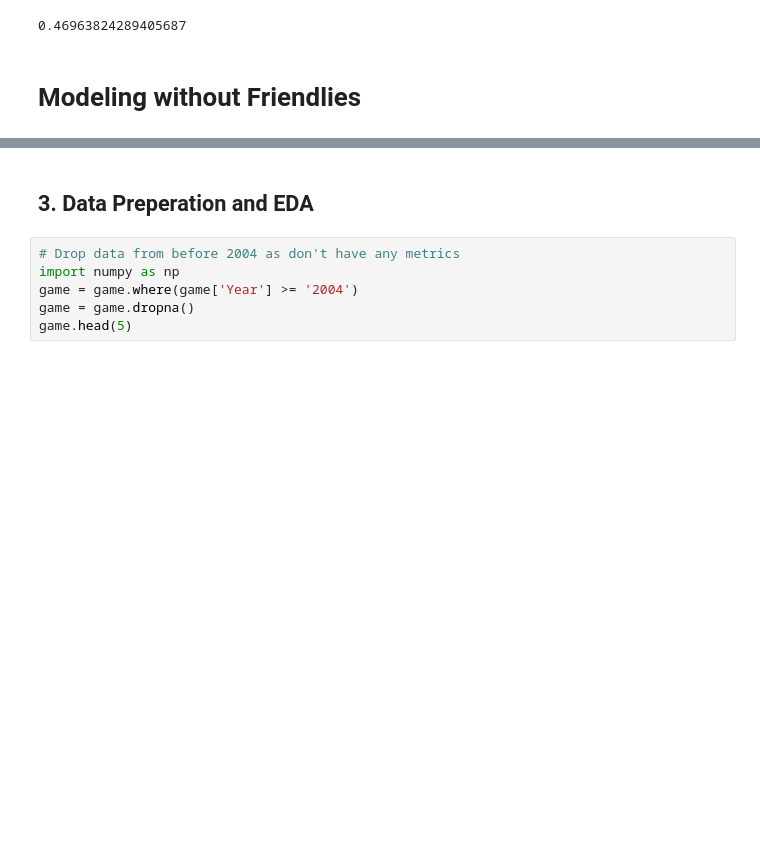
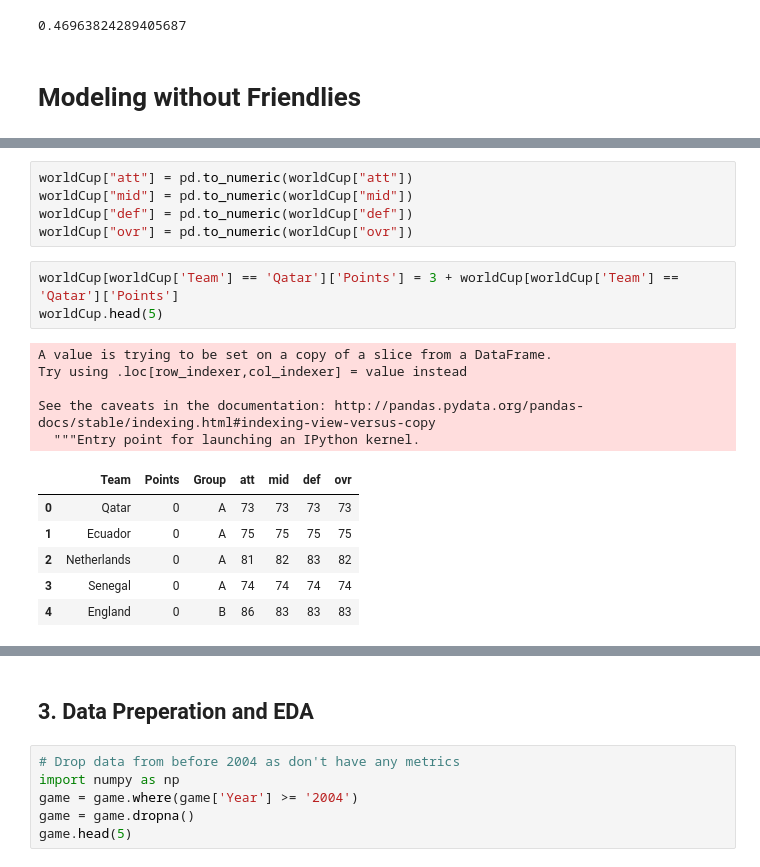
Before and after one commit to DavidHoffman11/WorldCupPredictor, a Jupyter notebook: world_cup_prediction.ipynb, the cells around one changed output, grey strips where cells are left out. Cells and saved outputs as stored; diff of their text form; blank space fills up the shorter version.

```diff
--- a/world_cup_prediction.ipynb
+++ b/world_cup_prediction.ipynb
@@ -892,0 +1290,20 @@ accuracy_score(y_test, forest_predictions)
+# %%
+worldCup["att"] = pd.to_numeric(worldCup["att"])
+worldCup["mid"] = pd.to_numeric(worldCup["mid"])
+worldCup["def"] = pd.to_numeric(worldCup["def"])
+worldCup["ovr"] = pd.to_numeric(worldCup["ovr"])
+# %%
+worldCup[worldCup['Team'] == 'Qatar']['Points'] = 3 + worldCup[worldCup['Team'] == 'Qatar']['Points']
+worldCup.head(5)
+# %% [output]
+A value is trying to be set on a copy of a slice from a DataFrame.
+Try using .loc[row_indexer,col_indexer] = value instead
+
+See the caveats in the documentation: http://pandas.pydata.org/pandas-docs/stable/indexing.html#indexing-view-versus-copy
+  """Entry point for launching an IPython kernel.
+|  | Team | Points | Group | att | mid | def | ovr |
+| 0 | Qatar | 0 | A | 73 | 73 | 73 | 73 |
+| 1 | Ecuador | 0 | A | 75 | 75 | 75 | 75 |
+| 2 | Netherlands | 0 | A | 81 | 82 | 83 | 82 |
+| 3 | Senegal | 0 | A | 74 | 74 | 74 | 74 |
+| 4 | England | 0 | B | 86 | 83 | 83 | 83 |
```
Also changed, not shown: parts of 18 cells of this notebook.
